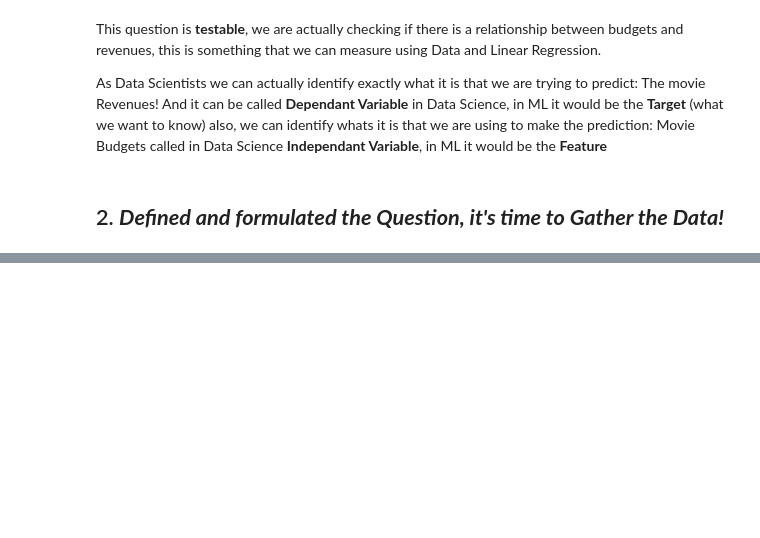
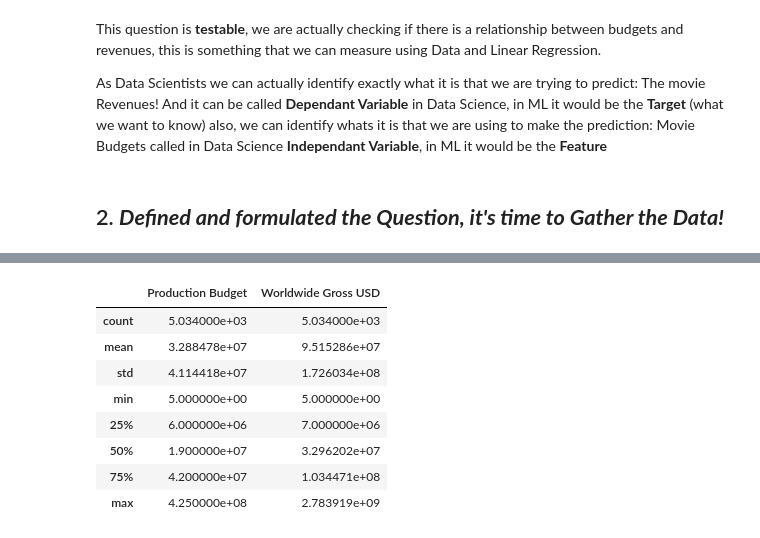
Before and after one commit to swmeme/DS_bootcamp, a Jupyter notebook: Jupyter Notebook/DB.ipynb, the cells around one changed output, grey strips where cells are left out. Cells and saved outputs as stored; diff of their text form; code cells hidden in the pictures; blank space fills up the shorter version.

```diff
--- a/Jupyter Notebook/DB.ipynb
+++ b/Jupyter Notebook/DB.ipynb
@@ -83,0 +142,12 @@ After gathering data like a spread cheet, we must clean it.
+# %%
+data.describe()
+# %% [output]
+|  | Production Budget | Worldwide Gross USD |
+| count | 5.034000e+03 | 5.034000e+03 |
+| mean | 3.288478e+07 | 9.515286e+07 |
+| std | 4.114418e+07 | 1.726034e+08 |
+| min | 5.000000e+00 | 5.000000e+00 |
+| 25% | 6.000000e+06 | 7.000000e+06 |
+| 50% | 1.900000e+07 | 3.296202e+07 |
+| 75% | 4.200000e+07 | 1.034471e+08 |
+| max | 4.250000e+08 | 2.783919e+09 |
```
Also changed, not shown: parts of 14 cells of this notebook, 3 other files.
